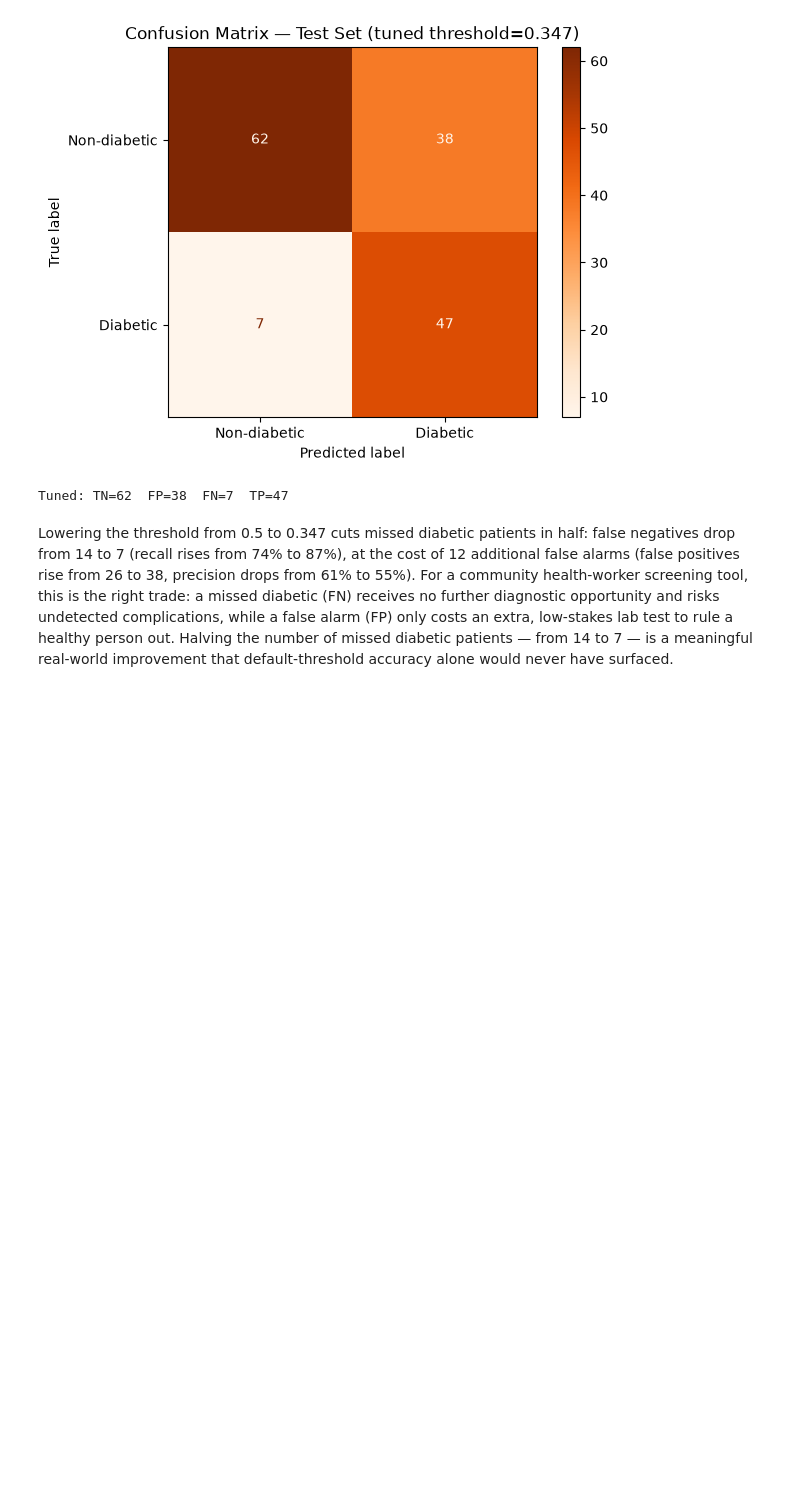
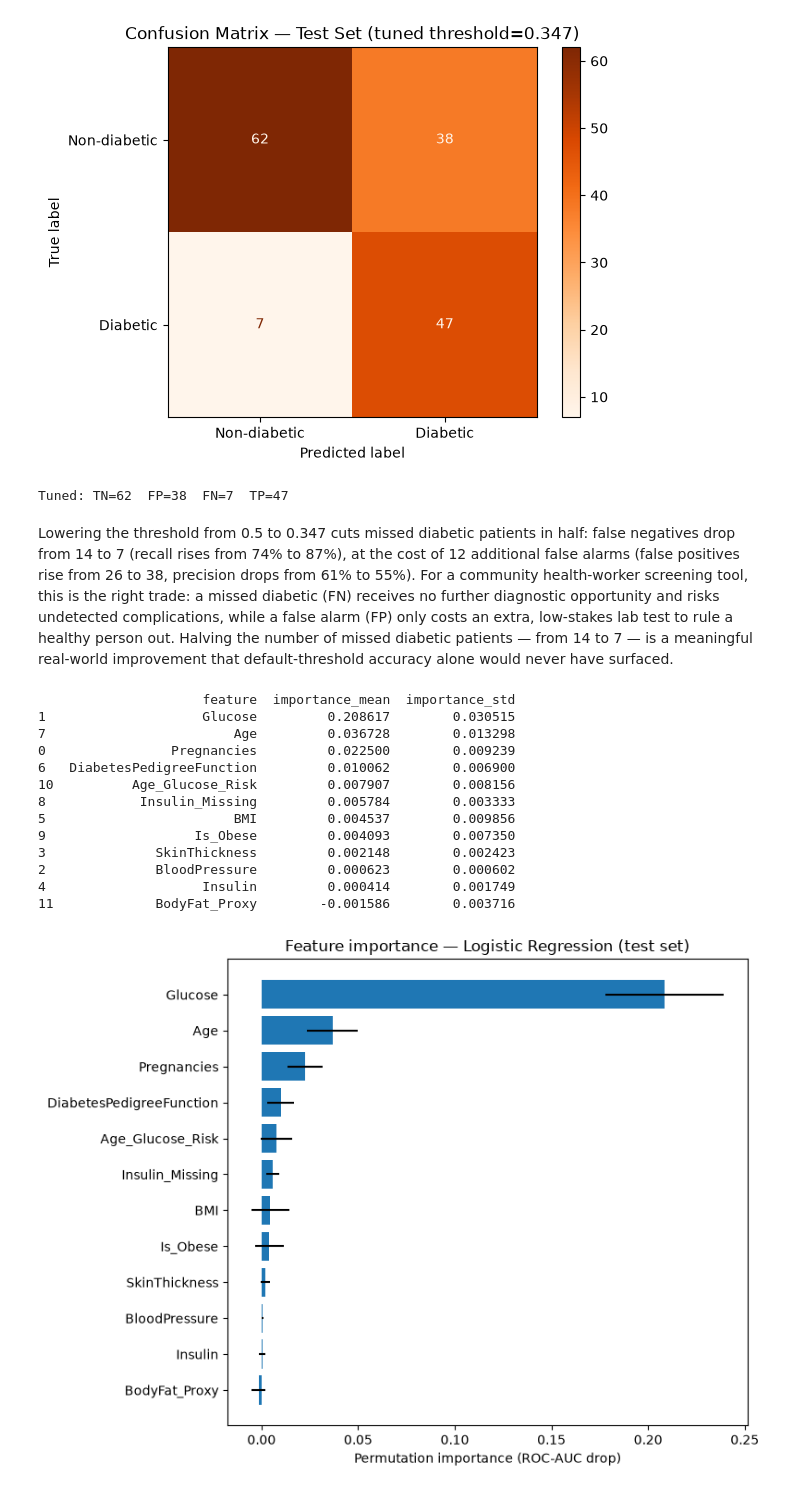
Before and after one commit to nbharats/tcn-ai-ml-45days, a Jupyter notebook: Sugarsense_Diabetes_Screening/notebooks/sugarsense.ipynb, the cells around one changed output. Drawn from its saved outputs; the diff is of its cells as text; code cells hidden in the pictures; blank space fills up the shorter version.

Commit message:
Phase 9: feature importance - Glucose dominant, confirms EDA; conclusion and limitations

```diff
--- a/Sugarsense_Diabetes_Screening/notebooks/sugarsense.ipynb
+++ b/Sugarsense_Diabetes_Screening/notebooks/sugarsense.ipynb
@@ -492,3 +492,42 @@ f1                 0.667          0.676
 Tuned: TN=62  FP=38  FN=7  TP=47
 # %% [markdown]
 Lowering the threshold from 0.5 to 0.347 cuts missed diabetic patients in half: false negatives drop from 14 to 7 (recall rises from 74% to 87%), at the cost of 12 additional false alarms (false positives rise from 26 to 38, precision drops from 61% to 55%). For a community health-worker screening tool, this is the right trade: a missed diabetic (FN) receives no further diagnostic opportunity and risks undetected complications, while a false alarm (FP) only costs an extra, low-stakes lab test to rule a healthy person out. Halving the number of missed diabetic patients — from 14 to 7 — is a meaningful real-world improvement that default-threshold accuracy alone would never have surfaced.
+# %%
+from sklearn.inspection import permutation_importance
+
+perm_result = permutation_importance(
+    final_model, X_test, y_test, scoring="roc_auc",
+    n_repeats=30, random_state=42, n_jobs=-1
+)
+
+importance_df = pd.DataFrame({
+    "feature": X_test.columns,
+    "importance_mean": perm_result.importances_mean,
+    "importance_std": perm_result.importances_std,
+}).sort_values("importance_mean", ascending=False)
+
+print(importance_df)
+
+plt.figure(figsize=(8, 6))
+plt.barh(importance_df["feature"], importance_df["importance_mean"],
+          xerr=importance_df["importance_std"])
+plt.xlabel("Permutation importance (ROC-AUC drop)")
+plt.title("Feature importance — Logistic Regression (test set)")
+plt.gca().invert_yaxis()
+plt.tight_layout()
+plt.show()
+# %% [output]
+                     feature  importance_mean  importance_std
+1                    Glucose         0.208617        0.030515
+7                        Age         0.036728        0.013298
+0                Pregnancies         0.022500        0.009239
+6   DiabetesPedigreeFunction         0.010062        0.006900
+10          Age_Glucose_Risk         0.007907        0.008156
+8            Insulin_Missing         0.005784        0.003333
+5                        BMI         0.004537        0.009856
+9                   Is_Obese         0.004093        0.007350
+3              SkinThickness         0.002148        0.002423
+2              BloodPressure         0.000623        0.000602
+4                    Insulin         0.000414        0.001749
+11             BodyFat_Proxy        -0.001586        0.003716
+[figure, added]
```
Also changed, not shown: parts of 1 cell of this notebook.
